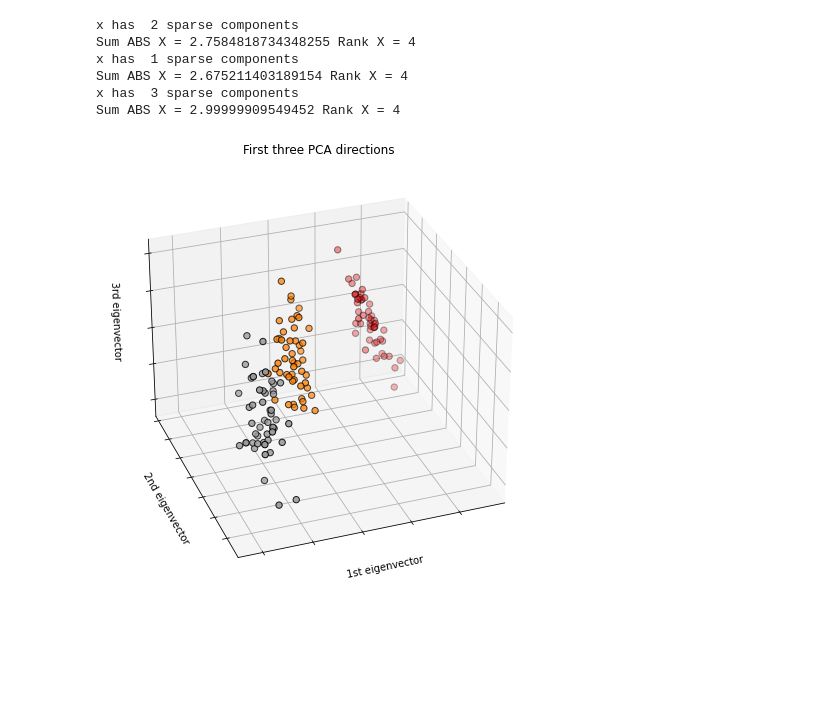
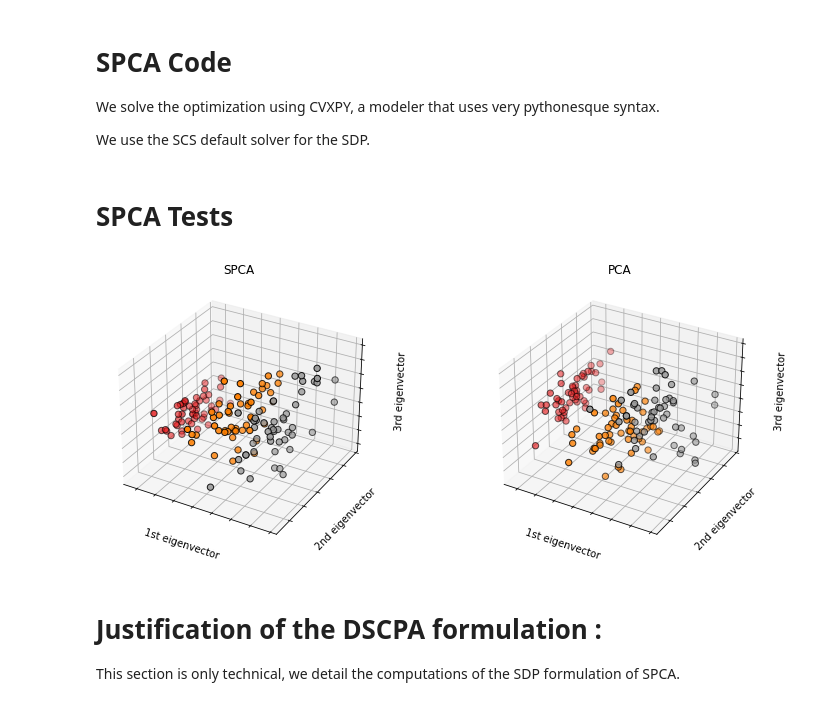
Before and after one commit to kallel-mahdi/Sparse-PCA, a Jupyter notebook: k_clique.ipynb, the cells around one changed output. Cells and saved outputs as stored; diff of their text form; code cells hidden in the pictures; blank space fills up the shorter version.

Commit message:
Finished writing proofs for SPCA, tow to implement the experiments

```diff
--- a/k_clique.ipynb
+++ b/k_clique.ipynb
@@ -7,27 +9,27 @@ import cvxpy as cvx
 import numpy as np
 import random
 
-iris = datasets.load_iris()
-X = iris.data
-X = X - np.mean(X , axis = 0)
-y = iris.target
 
-def plot_3D(X_reduced,y):
+def plot_3D(X_reduced,y,
+            fig,plot_name,
+            pos,rstride, cstride,
+            ):
 
     #To getter a better understanding of interaction of the dimensions
     # plot the first three PCA dimensions
-    fig = plt.figure(1, figsize=(8, 6))
-    ax = Axes3D(fig, elev=-150, azim=110)
+
+
+    ax = fig.add_subplot(1, pos, 1, projection='3d')
     ax.scatter(
         X_reduced[:, 0],
         X_reduced[:, 1],
         X_reduced[:, 2],
         c=y,
-        cmap=plt.cm.Set1,
-        edgecolor="k",
-        s=40,
+        cmap=plt.cm.Set1,edgecolor="k",s=40,
+        #rstride = rstride,cstride=cstride,
+
     )
-    ax.set_title("First three PCA directions")
+    ax.set_title(plot_name)
     ax.set_xlabel("1st eigenvector")
     ax.w_xaxis.set_ticklabels([])
     ax.set_ylabel("2nd eigenvector")
@@ -35,4 +37,11 @@ def plot_3D(X_reduced,y):
     ax.set_zlabel("3rd eigenvector")
     ax.w_zaxis.set_ticklabels([])
 
+def plot_embeds(X_pca,X_spca,y):
+
+    # set up a figure twice as wide as it is tall
+    #fig = plt.figure(figsize=plt.figaspect(0.20))
+    fig = plt.figure(figsize=(25,5))
+    plot_3D(X_spca,y,fig,"SPCA",2,10,10)
+    plot_3D(X_pca,y,fig,"PCA",1,1,1)
     plt.show()
@@ -44,3 +48,9 @@ plot_3D(X_pca,y)
+# %% [markdown]
+# SPCA Code
+
+We solve the optimization using CVXPY, a modeler that uses very pythonesque syntax.
+
+We use the SCS default solver for the SDP.
 # %%
 def project_spca(n_components,A,s):
     """  Projects matrix A into the subspace spanned by the DSCPA.
@@ -116,15 +122,20 @@ def solve_sdp(C, s):
     pb.solve(verbose=False, max_iters=100000)
 
     return pb.value,X.value
-# %%
-#X_rand = np.random.rand(100,5)
-X_spca = project_spca(n_components=3,A=X,s=3)
-plot_3D(X_spca,y)
-# %% [output]
-x has  2 sparse components
-Sum ABS X = 2.7584818734348255 Rank X = 4
-x has  1 sparse components
-Sum ABS X = 2.675211403189154 Rank X = 4
-x has  3 sparse components
-Sum ABS X = 2.99999909549452 Rank X = 4
-[figure, removed]
+# %% [markdown]
+# SPCA Tests
+# %%
+iris = datasets.load_iris()
+X = iris.data
+X = X - np.mean(X , axis = 0)
+y = iris.target
+
+X_pca  = PCA(n_components=3).fit_transform(X)
+X_spca = project_spca(n_components=3,A=X,s=3)
+plot_embeds(X_pca,X_spca,y)
+# %% [output]
+[figure, added]
+# %% [markdown]
+# Justification of the DSCPA formulation :
+
+This section is only technical, we detail the computations of the SDP formulation of SPCA.
```
Also changed, not shown: parts of 13 cells of this notebook.
